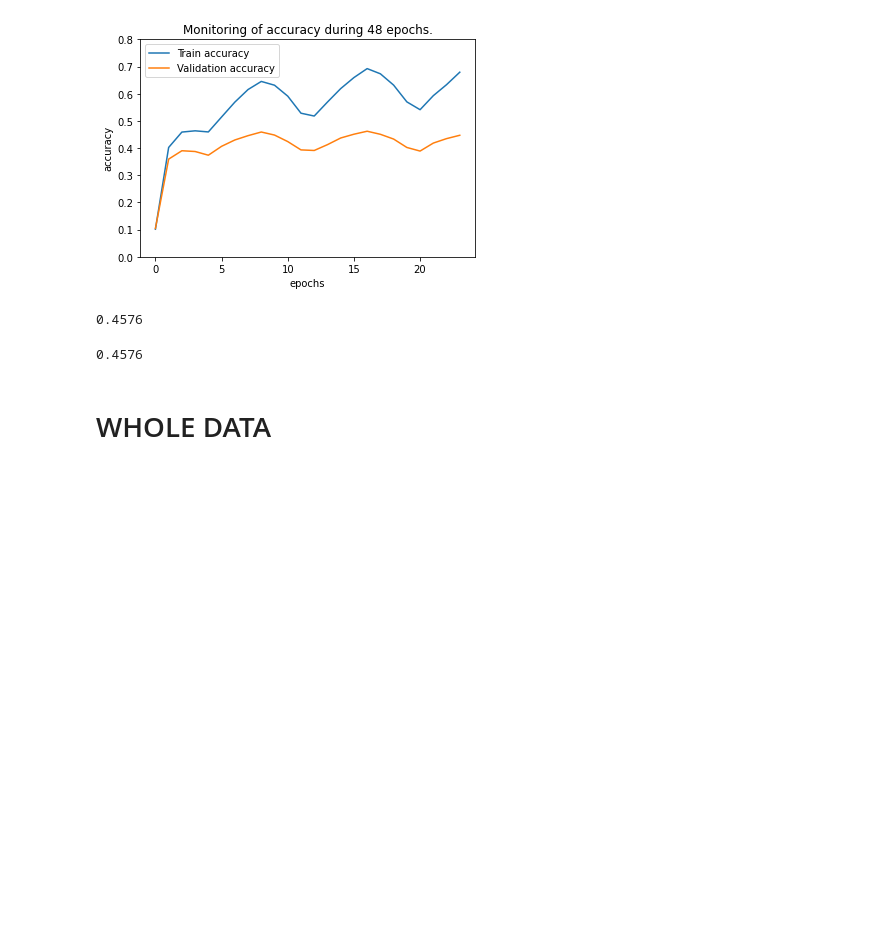
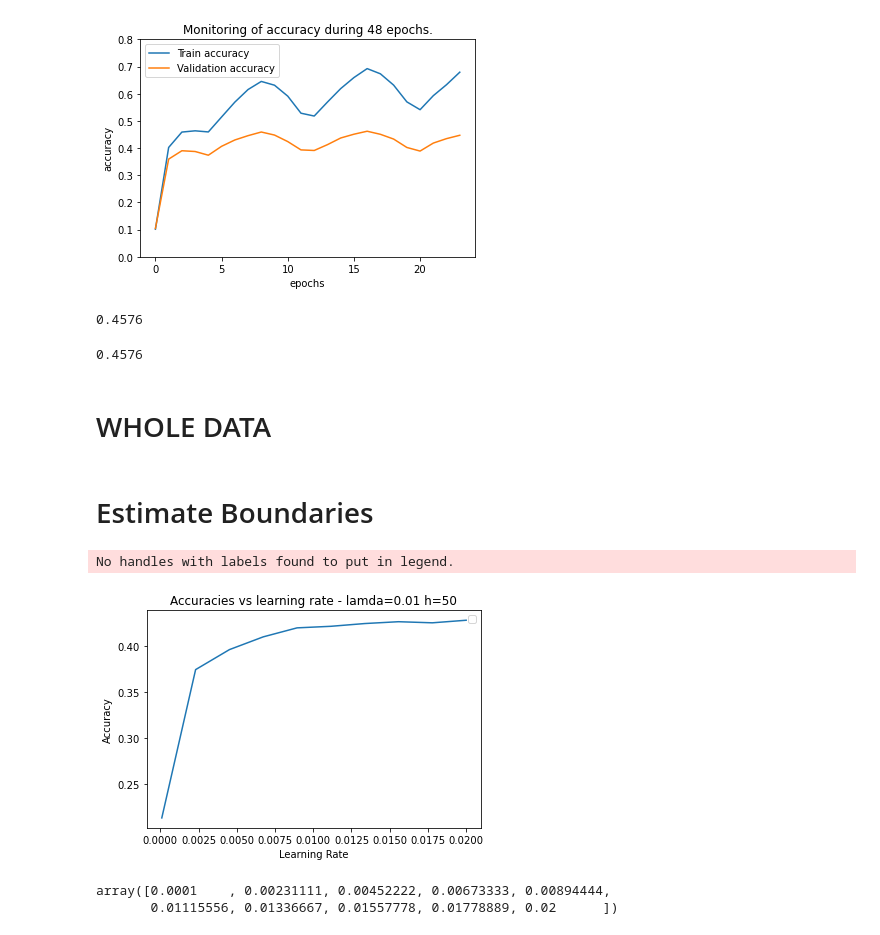
Before and after one commit to KenzaB27/dl_labs, a Jupyter notebook: lab2/bonus.ipynb, the cells around one changed output. Drawn from its saved outputs; the diff is of its cells as text; code cells hidden in the pictures; blank space fills up the shorter version.

Commit message:
estimate boundaries

```diff
--- a/lab2/bonus.ipynb
+++ b/lab2/bonus.ipynb
@@ -85,3 +87,19 @@ std = np.std(X_train_whole, axis=1)
 X_train_whole = normalize_data(X_train_whole, mean, std)
 X_val_small = normalize_data(X_val_small, mean, std)
 X_test = normalize_data(X_test, mean_X, std_X)
+# %% [markdown]
+# Estimate Boundaries
+# %%
+importlib.reload(mlp)
+net = mlp.MLP()
+etas, accuracies = net.estimateBoundaries(X_train, Y_train, y_train,  X_val, Y_val, y_val, eta_min=0.0001, eta_max=0.02, n_search=10, h=50, lamda=0.01)
+# %%
+net.plotAccuracies(etas, accuracies, lamda=0.01, h=50)
+# %% [output]
+No handles with labels found to put in legend.
+[figure, added]
+# %%
+etas
+# %% [output]
+array([0.0001    , 0.00231111, 0.00452222, 0.00673333, 0.00894444,
+       0.01115556, 0.01336667, 0.01557778, 0.01778889, 0.02      ])
```
Also changed, not shown: parts of 1 cell of this notebook, 1 other file.
